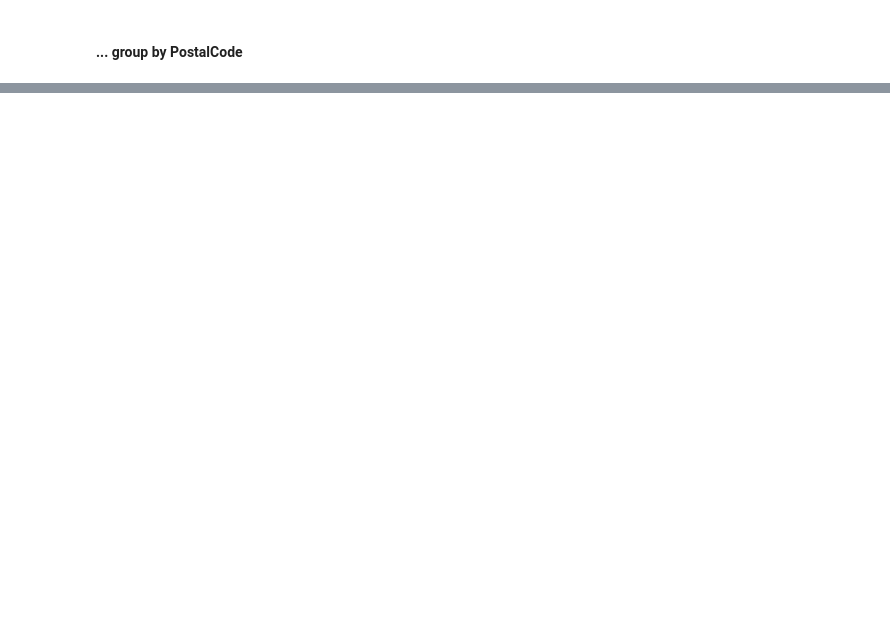
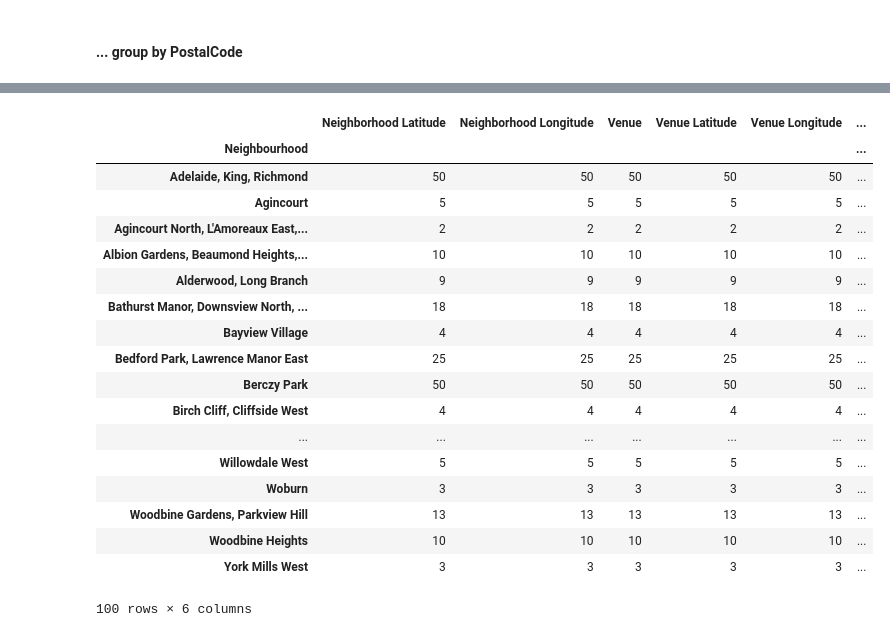
Before and after one commit to sgeehan/Coursera_Capstone, a Jupyter notebook: Segmenting and Clustering Neighborhoods.ipynb, the cells around one changed output, grey strips where cells are left out. Saved outputs shown, nothing was run; the diff lists cells and outputs as text; code cells hidden in the pictures; blank space fills up the shorter version.

```diff
--- a/Segmenting and Clustering Neighborhoods.ipynb
+++ b/Segmenting and Clustering Neighborhoods.ipynb
@@ -59,0 +163,12 @@ df.shape
+# %%
+# function that extracts the category of the venue
+def get_category_type(row):
+    try:
+        categories_list = row['categories']
+    except:
+        categories_list = row['venue.categories']
+
+    if len(categories_list) == 0:
+        return None
+    else:
+        return categories_list[0]['name']
@@ -59,0 +257,22 @@ df.shape
+# %%
+toronto_venues.groupby('Neighbourhood').count()
+# %% [output]
+|  | Neighborhood Latitude | Neighborhood Longitude | Venue | Venue Latitude | Venue Longitude | ... |
+| Neighbourhood |  |  |  |  |  | ... |
+| Adelaide, King, Richmond | 50 | 50 | 50 | 50 | 50 | ... |
+| Agincourt | 5 | 5 | 5 | 5 | 5 | ... |
+| Agincourt North, L'Amoreaux East,... | 2 | 2 | 2 | 2 | 2 | ... |
+| Albion Gardens, Beaumond Heights,... | 10 | 10 | 10 | 10 | 10 | ... |
+| Alderwood, Long Branch | 9 | 9 | 9 | 9 | 9 | ... |
+| Bathurst Manor, Downsview North, ... | 18 | 18 | 18 | 18 | 18 | ... |
+| Bayview Village | 4 | 4 | 4 | 4 | 4 | ... |
+| Bedford Park, Lawrence Manor East | 25 | 25 | 25 | 25 | 25 | ... |
+| Berczy Park | 50 | 50 | 50 | 50 | 50 | ... |
+| Birch Cliff, Cliffside West | 4 | 4 | 4 | 4 | 4 | ... |
+| ... | ... | ... | ... | ... | ... | ... |
+| Willowdale West | 5 | 5 | 5 | 5 | 5 | ... |
+| Woburn | 3 | 3 | 3 | 3 | 3 | ... |
+| Woodbine Gardens, Parkview Hill | 13 | 13 | 13 | 13 | 13 | ... |
+| Woodbine Heights | 10 | 10 | 10 | 10 | 10 | ... |
+| York Mills West | 3 | 3 | 3 | 3 | 3 | ... |
+100 rows × 6 columns
```
Also changed, not shown: parts of 29 cells of this notebook.
